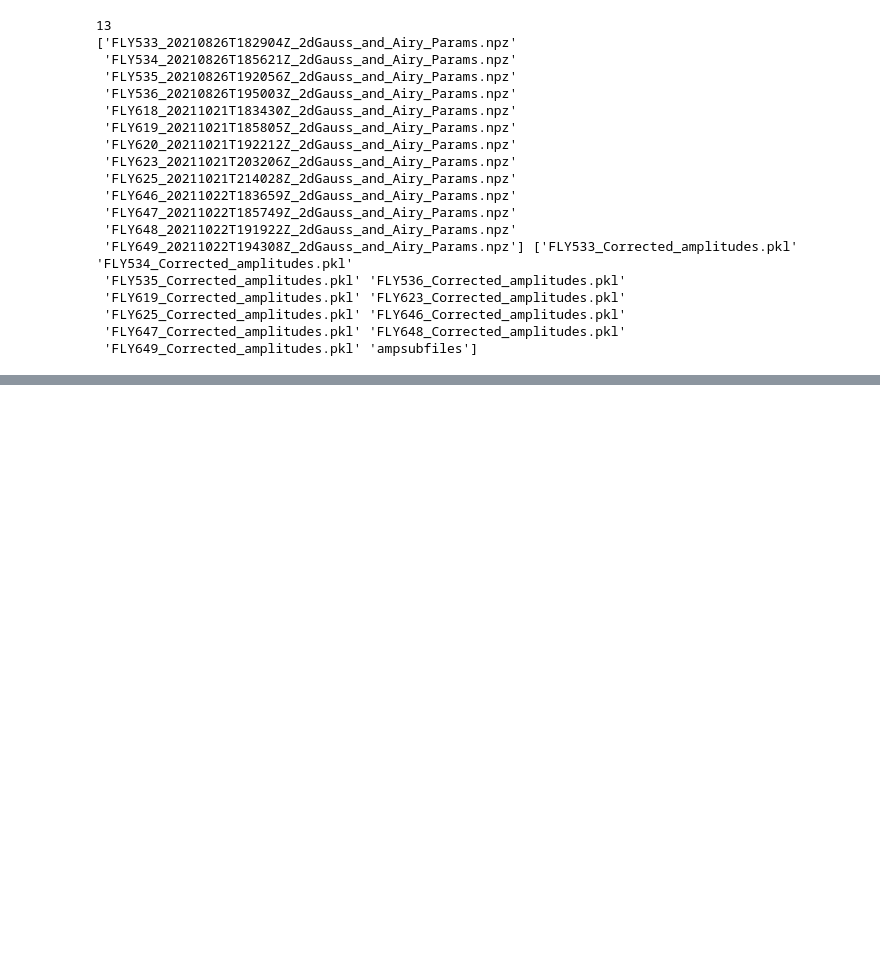
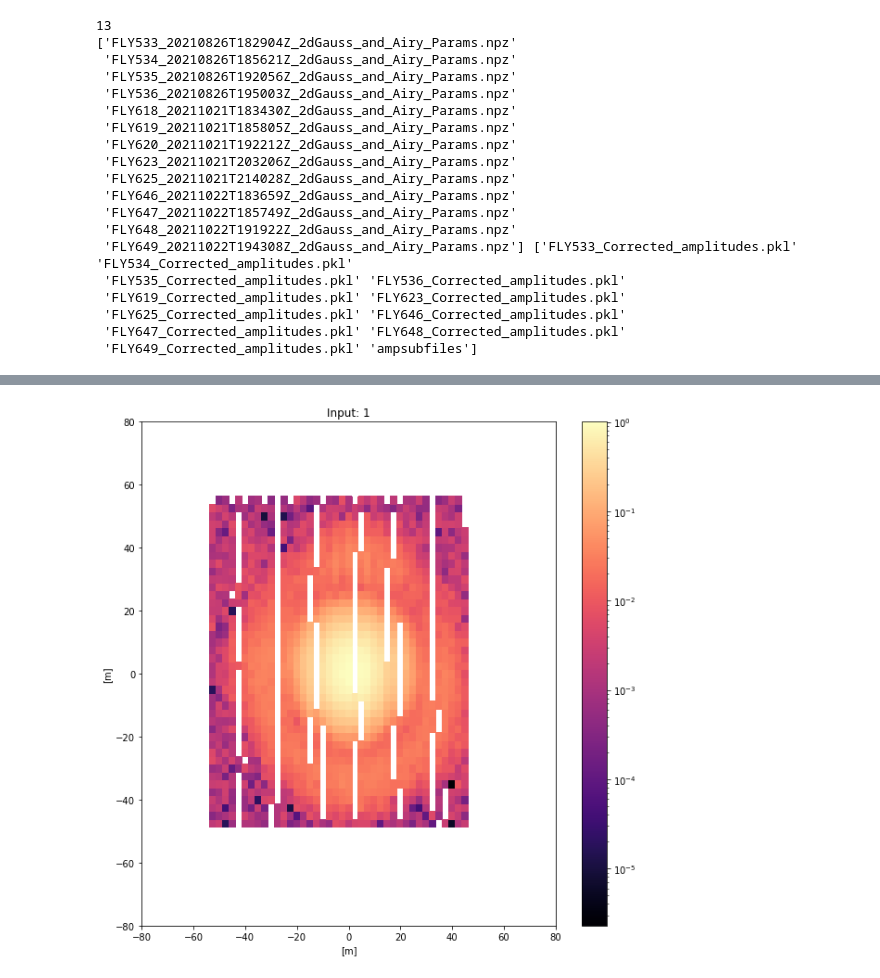
Before and after one commit to WrightLaboratory/newburghlabdrone, a Jupyter notebook: analysis/AMelian_Spol_experiments.ipynb, the cells around one changed output, grey strips where cells are left out. Saved outputs shown, nothing was run; the diff lists cells and outputs as text; code cells hidden in the pictures; blank space fills up the shorter version.

```diff
--- a/analysis/AMelian_Spol_experiments.ipynb
+++ b/analysis/AMelian_Spol_experiments.ipynb
@@ -170,0 +256,20 @@ Spolflight = ['623']
+# %%
+# Now let's read in flight 623 and apply the Gaussian normalization.
+# We'll also read in the correction based on matching sidelobes, and apply it
+
+fly='623'
+
+pol, pols, cpols, attn, fi = get_flightinfo(fly)
+print(fly,pol,pols,cpols, attn)
+
+
+fl623_grided=bp.Beammap(concatlist=pcklarr[[fi]],gfitlist=gfitarr[[fi]],
+                 normalization='Gauss',operation='coadd',Xargs=[-1*sz,sz,2.5],
+                 Yargs=[-1*sz,sz,2.5],Fargs=[find,find+1,1],f_index=find,vplot=False)
+
+
+pklfile = ampdir+'FLY'+str(fly)+'_Corrected_amplitudes.pkl'
+with open(pklfile, 'rb') as inp:
+    amps = pickle.load(inp)
+
+fl623 = fl623_grided.V_LC_mean[:,:,0,:,0]*amps[0,find,:]
@@ -170,0 +281,68 @@ Spolflight = ['623']
+# %%
+# Lets plot, for one channel, the two beams, the difference, and the difference/variance
+chind = 1
+
+# plot flight 623
+fig = plt.figure(figsize=(10,10))
+plt.pcolormesh(fl623_grided.x_centers_grid[:,:,chind],fl623_grided.y_centers_grid[:,:,chind],
+               np.abs(fl623_grided.V_LC_mean[:,:,0,chind,0]),cmap=cm.magma,norm=LogNorm())#,edgecolors='k')
+plt.xlim(-1*sz,sz)
+plt.ylim(-1*sz,sz)
+plt.xlabel('[m]')
+plt.ylabel('[m]')
+plt.title('Input: '+str(chind))
+plt.colorbar()
+plt.show()
+
+# plot the co-added flight
+fig = plt.figure(figsize=(10,10))
+plt.pcolormesh(beam.x_centers_grid[:,:,chind],beam.y_centers_grid[:,:,chind],
+               np.abs(beam.V_LC_operation[:,:,0,chind]),cmap=cm.magma,norm=LogNorm())#,edgecolors='k')
+plt.xlim(-1*sz,sz)
+plt.ylim(-1*sz,sz)
+plt.xlabel('[m]')
+plt.ylabel('[m]')
+plt.title('Input: '+str(chind))
+plt.colorbar()
+plt.show()
+
+# plot the variance
+
+fig = plt.figure(figsize=(10,10))
+plt.pcolormesh(beam.x_centers_grid[:,:,chind],beam.y_centers_grid[:,:,chind],
+               np.abs(beam.V_LC_operation_err[:,:,0,chind]),cmap=cm.magma,norm=LogNorm())#,edgecolors='k')
+plt.xlim(-1*sz,sz)
+plt.ylim(-1*sz,sz)
+plt.xlabel('[m]')
+plt.ylabel('[m]')
+plt.title('Input: '+str(chind))
+plt.colorbar()
+plt.show()
+
+# plot the difference
+
+fig = plt.figure(figsize=(10,10))
+plt.pcolormesh(beam.x_centers_grid[:,:,chind],beam.y_centers_grid[:,:,chind],
+               fl623_grided.V_LC_mean[:,:,0,chind,0] - beam.V_LC_operation[:,:,0,chind],cmap=cm.magma,norm=LogNorm())#,edgecolors='k')
+plt.xlim(-1*sz,sz)
+plt.ylim(-1*sz,sz)
+plt.xlabel('[m]')
+plt.ylabel('[m]')
+plt.title('Input: '+str(chind))
+plt.colorbar()
+plt.show()
+
+# plot the difference over the variance
+fig = plt.figure(figsize=(10,10))
+plt.pcolormesh(beam.x_centers_grid[:,:,chind],beam.y_centers_grid[:,:,chind],
+               (fl623_grided.V_LC_mean[:,:,0,chind,0] - beam.V_LC_operation[:,:,0,chind])/beam.V_LC_operation_err[:,:,0,chind],
+               cmap=cm.magma,vmax=1.1,vmin=-1.1)#,edgecolors='k')
+plt.xlim(-1*sz,sz)
+plt.ylim(-1*sz,sz)
+plt.xlabel('[m]')
+plt.ylabel('[m]')
+plt.title('Input: '+str(chind))
+plt.colorbar()
+plt.show()
+# %% [output]
+[figure, added]
```
Also changed, not shown: parts of 10 cells of this notebook.
